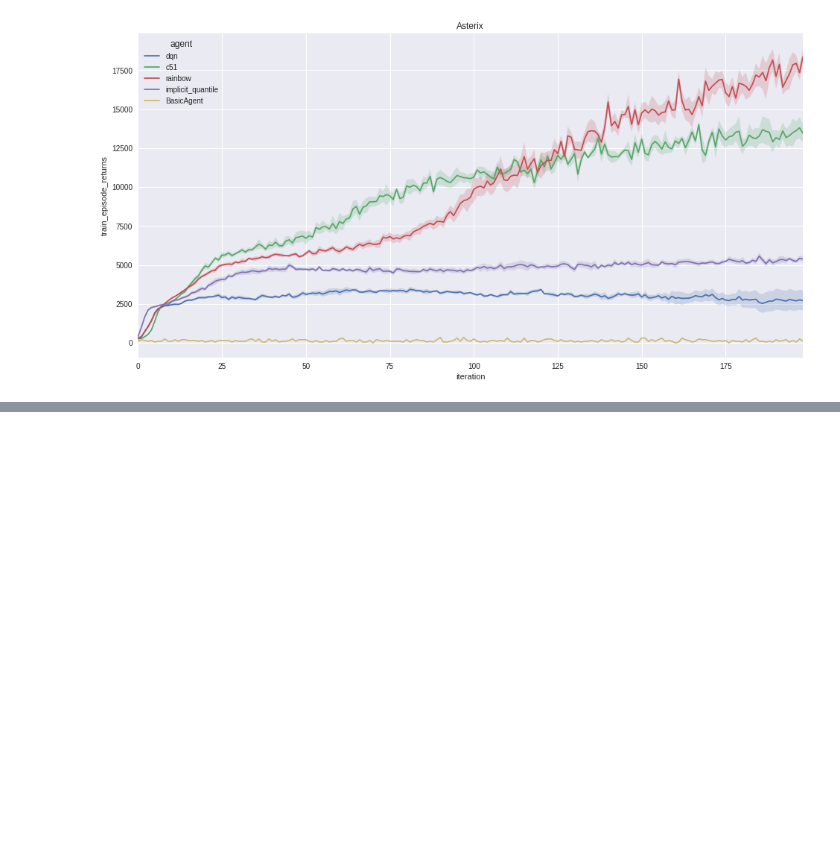
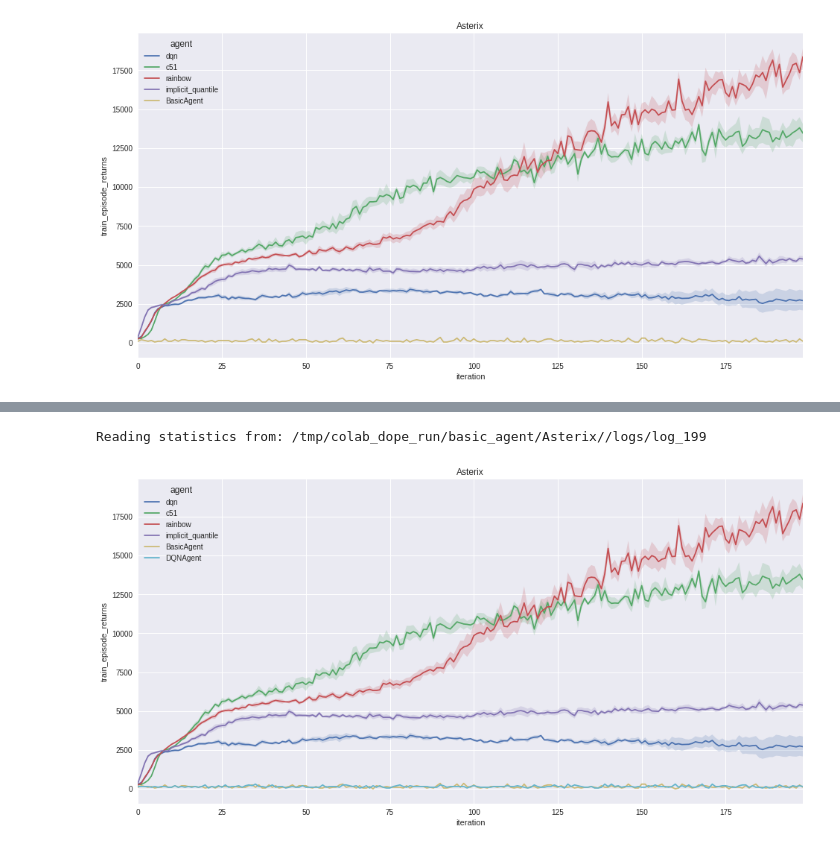
Before and after one commit to PranY/Passion-Projects, a Jupyter notebook: First_RL.ipynb, the cells around one changed output, grey strips where cells are left out. Saved outputs shown, nothing was run; the diff lists cells and outputs as text; code cells hidden in the pictures; blank space fills up the shorter version.

```diff
--- a/First_RL.ipynb
+++ b/First_RL.ipynb
@@ -131,0 +185,20 @@ plt.show()
+# %%
+# @title Load the training logs.
+basic_data = colab_utils.read_experiment(log_path=LOG_PATH, verbose=True)
+basic_data['agent'] = 'DQNAgent'
+basic_data['run_number'] = 1
+experimental_data[GAME] = experimental_data[GAME].merge(basic_data,
+                                                        how='outer')
+# %% [output]
+Reading statistics from: /tmp/colab_dope_run/basic_agent/Asterix//logs/log_199
+# %%
+import seaborn as sns
+import matplotlib.pyplot as plt
+
+fig, ax = plt.subplots(figsize=(16,8))
+sns.tsplot(data=experimental_data[GAME], time='iteration', unit='run_number',
+           condition='agent', value='train_episode_returns', ax=ax)
+plt.title(GAME)
+plt.show()
+# %% [output]
+[figure, added]
```
Also changed, not shown: parts of 2 cells of this notebook.
